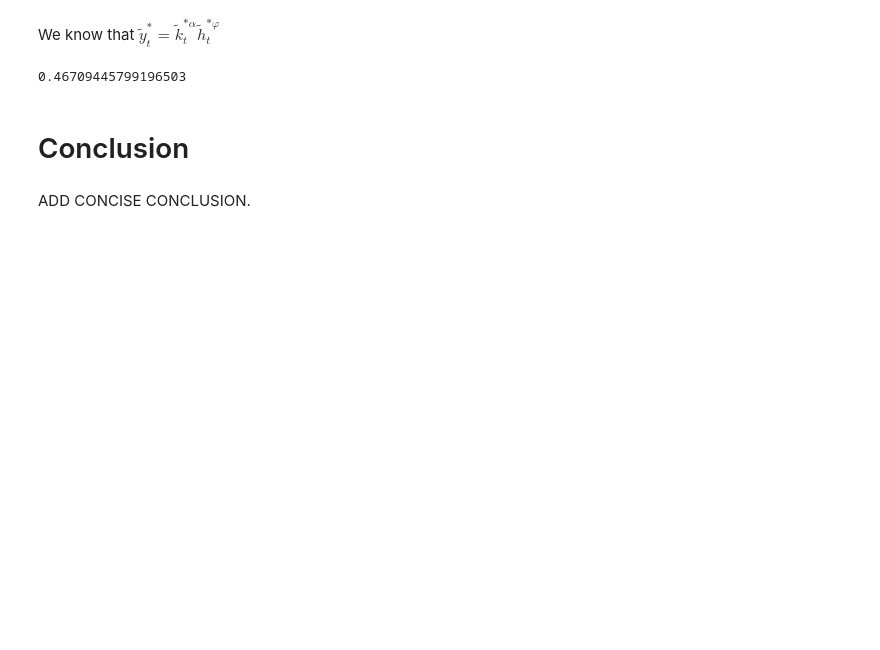
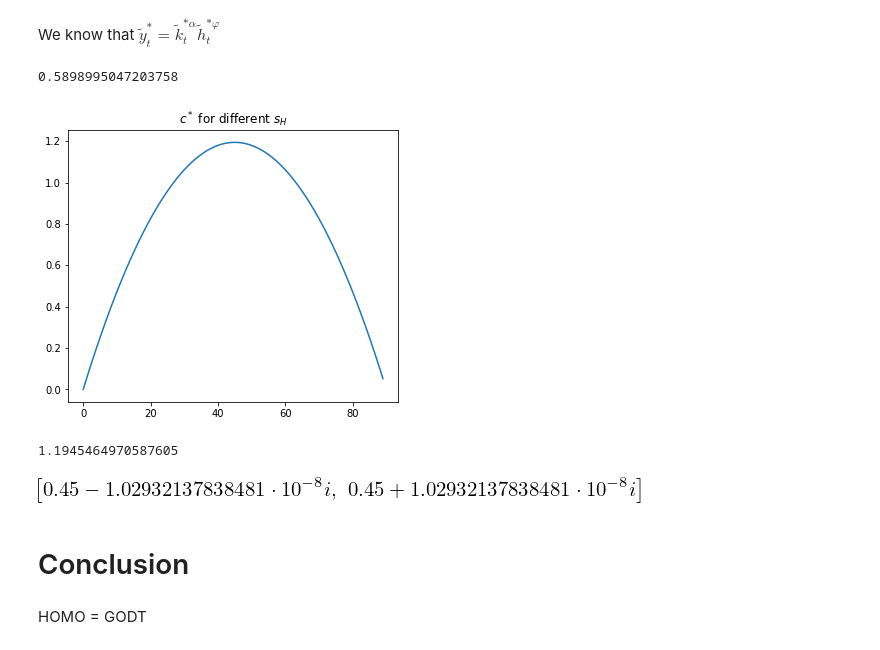
Before and after one commit to NumEconCopenhagen/projects-2020-matrixgymnasterne, a Jupyter notebook: modelproject/modelproject.ipynb, the cells around one changed output. Cells and saved outputs as stored; diff of their text form; code cells hidden in the pictures; blank space fills up the shorter version.

```diff
--- a/modelproject/modelproject.ipynb
+++ b/modelproject/modelproject.ipynb
@@ -251,12 +254,45 @@ We know that $\tilde{y}_t^\ast=\tilde{k}_t^{\ast \alpha}\tilde{h}_t^{\ast \varph
 # %%
 #We define the y steady state function
 def y_ss(sh,sk,g,n,alpha,phi,delta):
-    return ((sk**alpha*sh**(1-alpha))/(n+g+n*g+delta))**(1/(1-alpha-phi))**alpha*((sk**(1-phi)*sh**phi)/(n+g+n*g+delta))**(1/(1-alpha-phi))**phi
+    return ((sk**alpha*sh**(1-alpha))/(n+g+n*g+delta))**(alpha/(1-alpha-phi))*((sk**(1-phi)*sh**phi)/(n+g+n*g+delta))**(phi/(1-alpha-phi))
 
-print(y_func(sh,sk,g,n,alpha,phi,delta))
+print(y_ss(sh,sk,g,n,alpha,phi,delta))
+
+#We define the steady state function for c
+def c_ss(sh,sk,g,n,alpha,phi,delta):
+    return (1-sk-sh)*((sk**alpha*sh**(1-alpha))/(n+g+n*g+delta))**(alpha/(1-alpha-phi))*((sk**(1-phi)*sh**phi)/(n+g+n*g+delta))**(phi/(1-alpha-phi)
+                                                                                                                                )
 # %% [output]
-0.46709445799196503
+0.5898995047203758
+# %%
+#We create a plot to show the variation in c when sh changes, all things equal
+
+#we make an empty list to collect the differenc c-values
+c_nums = []
+
+for i in np.arange(0,0.9,0.01):
+    c_nums.append(c_ss(i,sk,g,n,alpha,phi,delta))
+
+fig = plt.figure(figsize=(13,5))
+ax = fig.add_subplot(1,2,1)
+ax.plot(c_nums)
+ax.set_title('$c^*$ for different $s_H$');
+# %% [output]
+[figure, added]
+# %%
+print(max(c_nums))
+
+maxc=max(c_nums)
+
+x = sm.Symbol('x')
+#c_diff = sm.diff((1-sk-x)*((sk**alpha*x**(1-alpha))/(n+g+n*g+delta))**(alpha/(1-alpha-phi))*((sk**(1-phi)*x**phi)/(n+g+n*g+delta))**(phi/(1-alpha-phi)),x)
+# %% [output]
+1.1945464970587605
+# %%
+solve((1-sk-x)*((sk**alpha*x**(1-alpha))/(n+g+n*g+delta))**(alpha/(1-alpha-phi))*((sk**(1-phi)*x**phi)/(n+g+n*g+delta))**(phi/(1-alpha-phi))-maxc,x)
+# %% [output]
+[figure, added]
 # %% [markdown]
 # Conclusion
-# %% [markdown]
-ADD CONCISE CONCLUSION.
+# %% [markdown]
+HOMO = GODT
```
Also changed, not shown: parts of 6 cells of this notebook.
